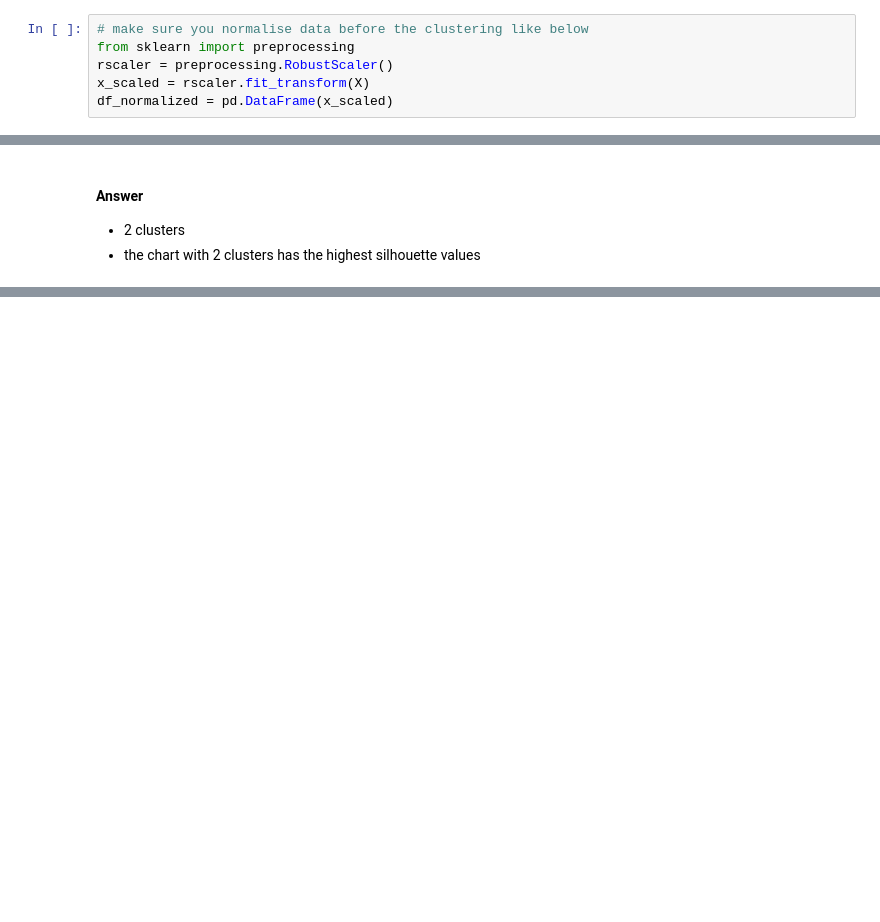
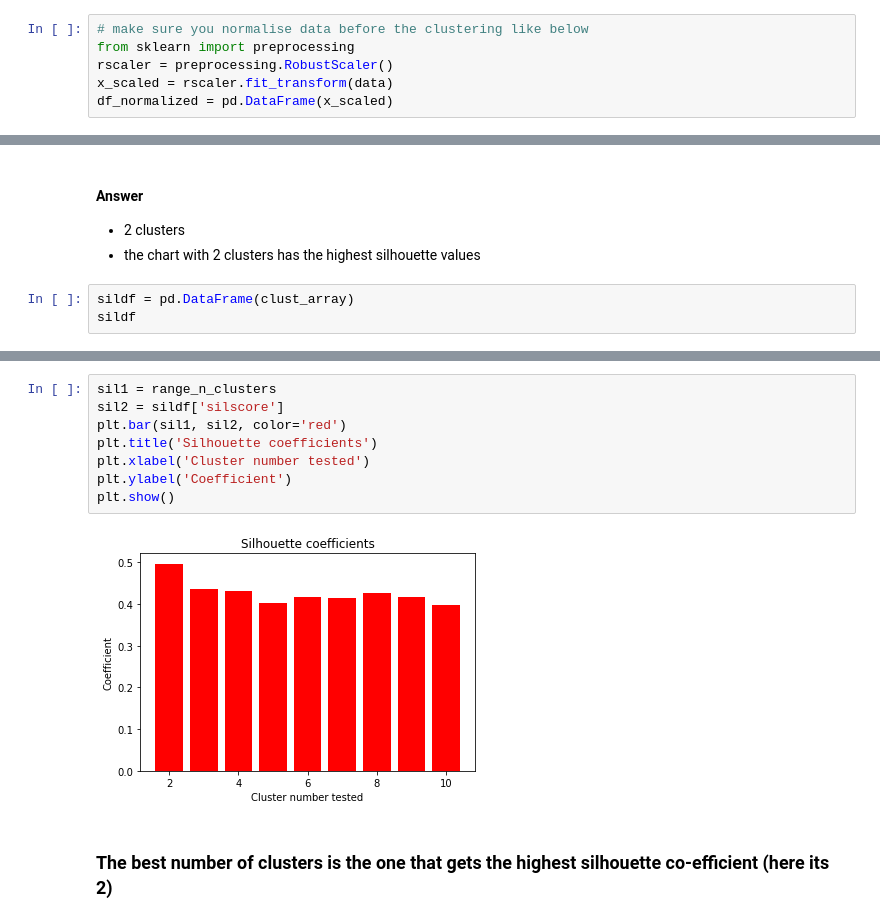
Before and after one commit to amandalouparker/resources, a Jupyter notebook: Find_optimal_number_of_clusters.ipynb, the cells around one changed output, grey strips where cells are left out. Saved outputs shown, nothing was run; the diff lists cells and outputs as text; blank space fills up the shorter version.

Commit message:
added simpler graph

```diff
--- a/Find_optimal_number_of_clusters.ipynb
+++ b/Find_optimal_number_of_clusters.ipynb
@@ -19,7 +19,7 @@ data = iris.data[:, :3]  # we only take the first three features.
 # make sure you normalise data before the clustering like below
 from sklearn import preprocessing
 rscaler = preprocessing.RobustScaler()
-x_scaled = rscaler.fit_transform(X)
+x_scaled = rscaler.fit_transform(data)
 df_normalized = pd.DataFrame(x_scaled)
 # %%
 #### CHOOSE YOUR X and Y columsn from your data frame
@@ -118,3 +95,6 @@ for n_clusters in range_n_clusters:
 #### Answer
 - 2 clusters
 - the chart with 2 clusters has the highest silhouette values
+# %%
+sildf = pd.DataFrame(clust_array)
+sildf
@@ -120,0 +112,12 @@ for n_clusters in range_n_clusters:
+# %%
+sil1 = range_n_clusters
+sil2 = sildf['silscore']
+plt.bar(sil1, sil2, color='red')
+plt.title('Silhouette coefficients')
+plt.xlabel('Cluster number tested')
+plt.ylabel('Coefficient')
+plt.show()
+# %% [output]
+[figure, added]
+# %% [markdown]
+### The best number of clusters is the one that gets the highest silhouette co-efficient (here its 2)
```
Also changed, not shown: parts of 3 cells of this notebook.
